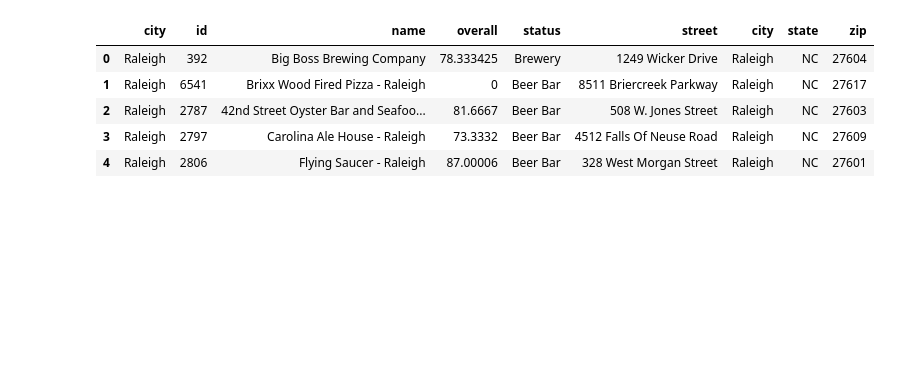
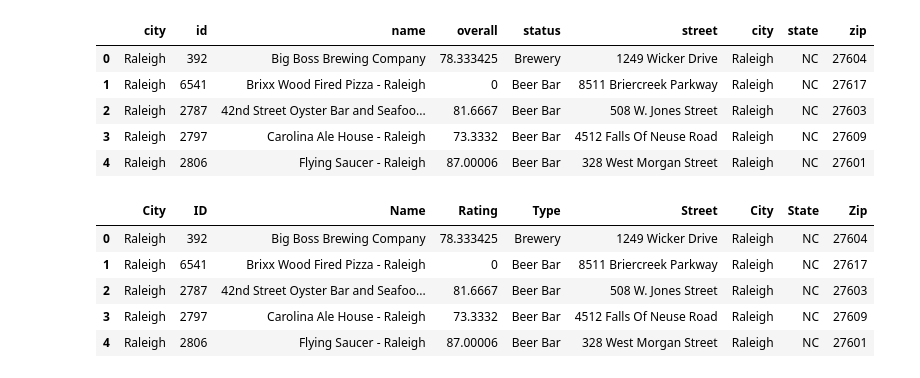
Before and after one commit to adammalynn/Incredible6, a Jupyter notebook: BeerMapping.ipynb, the cells around one changed output. Saved outputs shown, nothing was run; the diff lists cells and outputs as text; code cells hidden in the pictures; blank space fills up the shorter version.

```diff
--- a/BeerMapping.ipynb
+++ b/BeerMapping.ipynb
@@ -10,8 +10,8 @@ import numpy as np
 #url = "http://beermapping.com/webservice/loccity/abe7a90e044248a05f4c1a2e55655a0f/durham,nc&s=json"
 
 url = "http://beermapping.com/webservice/loccity/"
-city1 = "Asheville,NC"
-city2 = "Raleigh,NC"
+city1 = "Raleigh,NC"
+city2 = "Asheville,NC"
 city1url = url + api_key + "/" + city1 + "&s=json"
 city2url = url + api_key + "/" + city2 + "&s=json"
 # %%
@@ -77,5 +77,5 @@ City1BeerDataFrame.head()
 # %%
-City1Essentials = City1BeerDataFrame[["city", "id", "name", "overall", "status", "street", "city", "state", "zip" ]]
-City1Essentials.head()
+City1Essentials_df = City1BeerDataFrame[["city", "id", "name", "overall", "status", "street", "city", "state", "zip" ]]
+City1Essentials_df.head()
 # %% [output]
 |  | city | id | name | overall | status | street | city | state | zip |
@@ -104,3 +104,13 @@ City2Essentials.head()
 | 2 | Raleigh | 2787 | 42nd Street Oyster Bar and Seafoo... | 81.6667 | Beer Bar | 508 W. Jones Street | Raleigh | NC | 27603 |
 | 3 | Raleigh | 2797 | Carolina Ale House - Raleigh | 73.3332 | Beer Bar | 4512 Falls Of Neuse Road | Raleigh | NC | 27609 |
 | 4 | Raleigh | 2806 | Flying Saucer - Raleigh | 87.00006 | Beer Bar | 328 West Morgan Street | Raleigh | NC | 27601 |
+# %%
+City1_df = City1Essentials_df.rename(columns={"id": "ID", "name": "Name", "overall": "Rating", "status": "Type", "city": "City", "street": "Street", "state": "State", "zip": "Zip"})
+City1_df.head()
+# %% [output]
+|  | City | ID | Name | Rating | Type | Street | City | State | Zip |
+| 0 | Raleigh | 392 | Big Boss Brewing Company | 78.333425 | Brewery | 1249 Wicker Drive | Raleigh | NC | 27604 |
+| 1 | Raleigh | 6541 | Brixx Wood Fired Pizza - Raleigh | 0 | Beer Bar | 8511 Briercreek Parkway | Raleigh | NC | 27617 |
+| 2 | Raleigh | 2787 | 42nd Street Oyster Bar and Seafoo... | 81.6667 | Beer Bar | 508 W. Jones Street | Raleigh | NC | 27603 |
+| 3 | Raleigh | 2797 | Carolina Ale House - Raleigh | 73.3332 | Beer Bar | 4512 Falls Of Neuse Road | Raleigh | NC | 27609 |
+| 4 | Raleigh | 2806 | Flying Saucer - Raleigh | 87.00006 | Beer Bar | 328 West Morgan Street | Raleigh | NC | 27601 |
```
Also changed, not shown: parts of 9 cells of this notebook, 3 other files.
